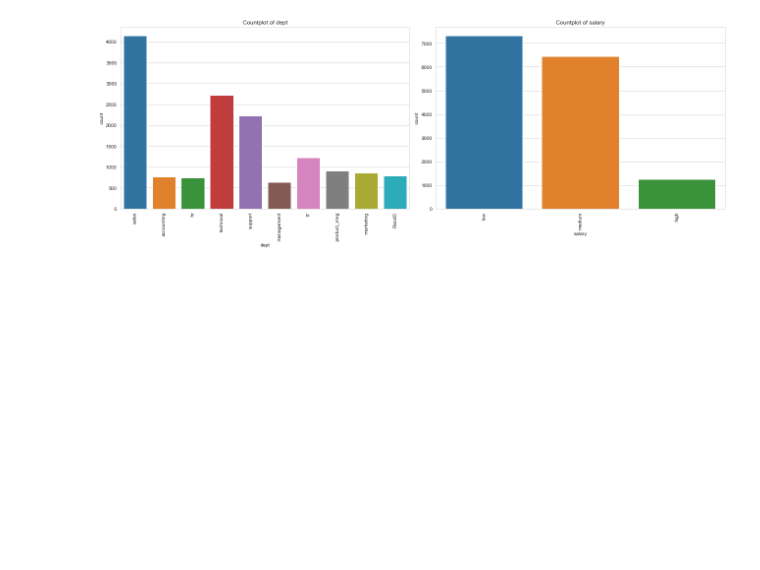
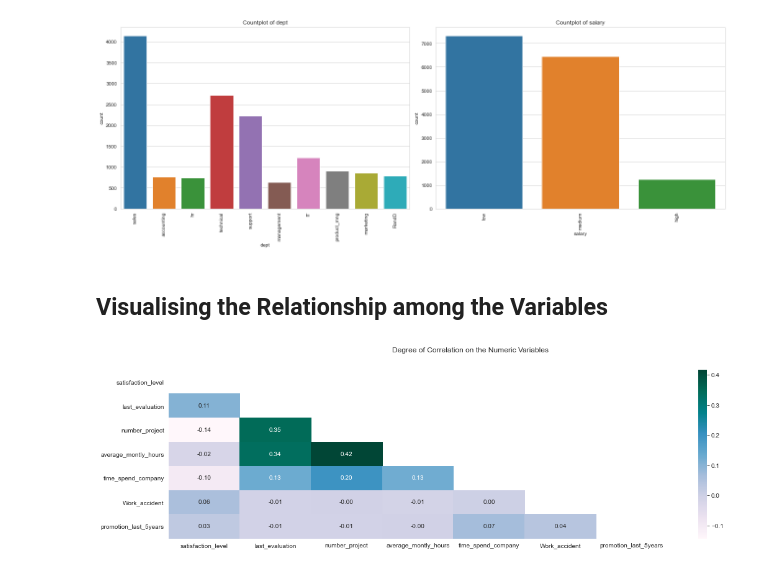
Before and after one commit to Jefest1/employee_attrition, a Jupyter notebook: employee_attrition.ipynb, the cells around one changed output. Saved outputs shown, nothing was run; the diff lists cells and outputs as text; code cells hidden in the pictures; blank space fills up the shorter version.

```diff
--- a/employee_attrition.ipynb
+++ b/employee_attrition.ipynb
@@ -168,3 +168,13 @@ plt.tight_layout()
 plt.show()
 # %% [output]
 [figure]
+# %% [markdown]
+## Visualising the Relationship among the Variables
+# %%
+corr = employee_df.corr()
+plt.figure(figsize=(18, 5))
+sns.heatmap(corr, annot=True, fmt=".2f", mask=np.triu(np.ones_like(employee_df.corr(), dtype=bool)), cmap='PuBuGn')
+plt.suptitle('Degree of Correlation on the Numeric Variables')
+plt.show()
+# %% [output]
+[figure, added]
```
